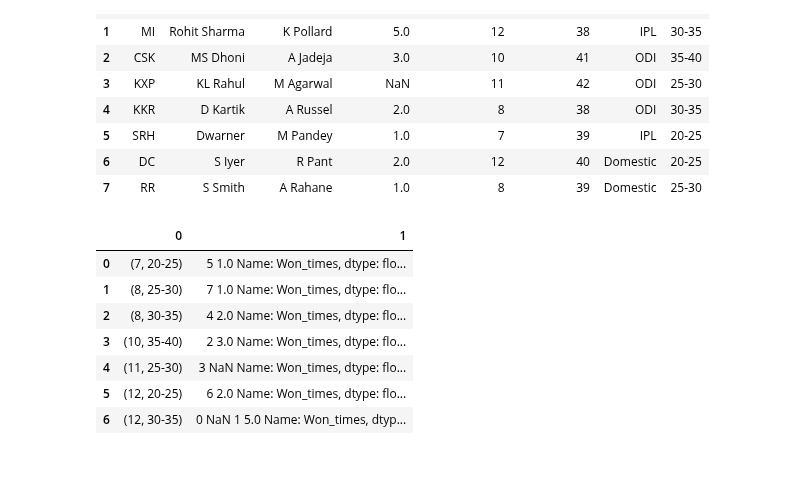
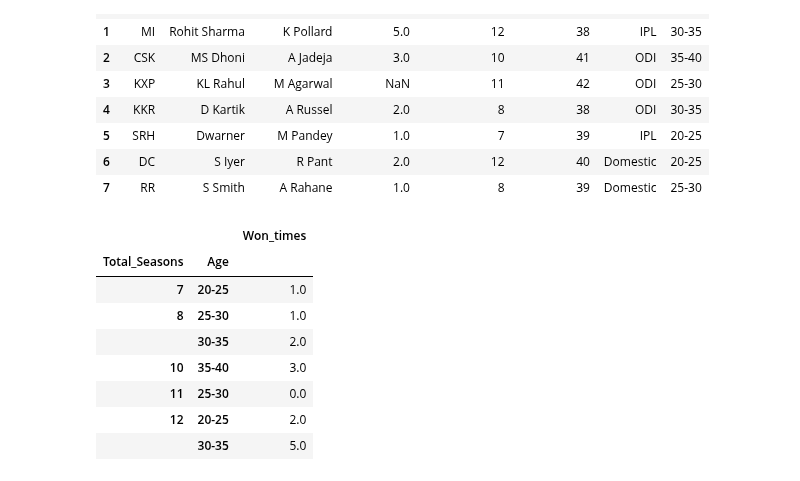
Before and after one commit to santoshkumarvagga/Data-Science, a Jupyter notebook: Pandas.ipynb, the cells around one changed output. Cells and saved outputs as stored; diff of their text form; code cells hidden in the pictures.

```diff
--- a/Pandas.ipynb
+++ b/Pandas.ipynb
@@ -556,13 +556,14 @@ df
 # %%
 df_gp_obj = df.groupby(['Total_Seasons', 'Age'])
 # here, grouby occurs first on basis of first argument, then by second argument, so on.
-pd.DataFrame(df_gp_obj['Won_times'])
+pd.DataFrame(df_gp_obj['Won_times'].sum())
 # %% [output]
-|  | 0 | 1 |
-| 0 | (7, 20-25) | 5 1.0 Name: Won_times, dtype: flo... |
-| 1 | (8, 25-30) | 7 1.0 Name: Won_times, dtype: flo... |
-| 2 | (8, 30-35) | 4 2.0 Name: Won_times, dtype: flo... |
-| 3 | (10, 35-40) | 2 3.0 Name: Won_times, dtype: flo... |
-| 4 | (11, 25-30) | 3 NaN Name: Won_times, dtype: flo... |
-| 5 | (12, 20-25) | 6 2.0 Name: Won_times, dtype: flo... |
-| 6 | (12, 30-35) | 0 NaN 1 5.0 Name: Won_times, dtyp... |
+|  |  | Won_times |
+| Total_Seasons | Age |  |
+| 7 | 20-25 | 1.0 |
+| 8 | 25-30 | 1.0 |
+|  | 30-35 | 2.0 |
+| 10 | 35-40 | 3.0 |
+| 11 | 25-30 | 0.0 |
+| 12 | 20-25 | 2.0 |
+|  | 30-35 | 5.0 |
```
Also changed, not shown: parts of 1 cell of this notebook.
